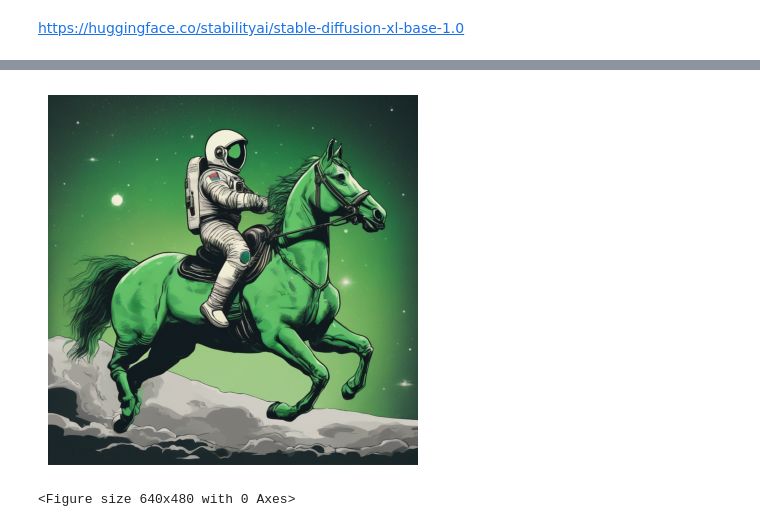
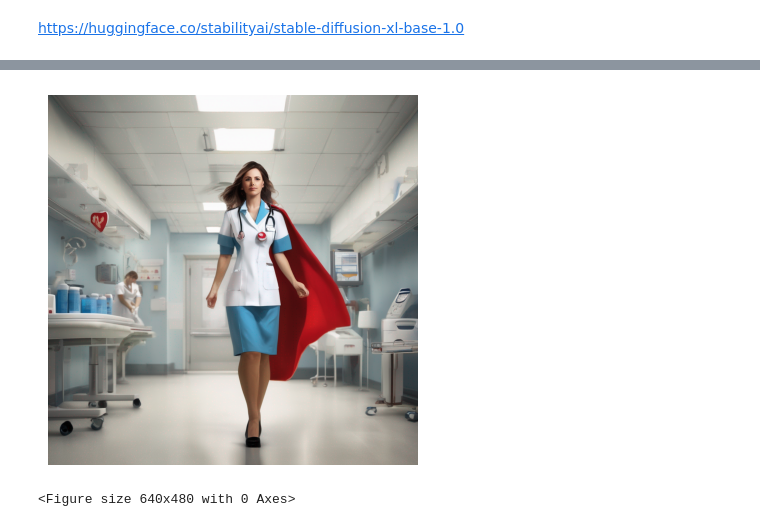
Before and after one commit to PxTools/lab_gpt, a Jupyter notebook: open_source/text_to_image/stable_diffusion_xl_base.ipynb, the cells around one changed output, grey strips where cells are left out. Saved outputs shown, nothing was run; the diff lists cells and outputs as text; code cells hidden in the pictures.

```diff
--- a/open_source/text_to_image/stable_diffusion_xl_base.ipynb
+++ b/open_source/text_to_image/stable_diffusion_xl_base.ipynb
@@ -13,0 +10,8 @@ images = pipe(prompt=prompt).images[0]
+# %%
+prompt = "A football fan at Old Trafford, eating a hamburger in one hand and holding a beer in the other, is celebrating Ole Gunnar Solskjær's best goal."
+prompt = "Create a high-resolution and realistic image of a nurse standing heroically. The nurse should be in a traditional nursing uniform, complete with a white tunic and a nurse's cap. On the back, the nurse should have a bright red Superman cape fluttering in the wind. The background should be a hospital environment, preferably with visible medical equipment and a white corridor. The image should be in daylight with a sense of optimism and strength. Emphasize details like textures on the clothes, realistic lighting effects, and an expression of care and confidence in the nurse's facial features. Focus on creating an image that honors the nursing profession with a creative twist."
+
+# Tar 22 / 30 min tidligere
+images = pipe(prompt=prompt).images
+# images = pipe(prompt=prompt).images[0]
+#
@@ -14,22 +23,18 @@ images = pipe(prompt=prompt).images[0]
 # %%
 import matplotlib.pyplot as plt
 import matplotlib.image as mpimg
 
-
-# img = mpimg.imread("astronaut_rides_horse.png")
-plt.imshow(images)
+# Display the image
+plt.imshow(images[0])
 plt.axis('off')  # Turn off axis labels and ticks
 plt.show()
 
-import matplotlib.pyplot as plt
-
-
+# Display the image
 # Save the displayed image to a file (e.g., "output_image.png")
-# plt.savefig("img/An astronaut riding a green horse_2.png", bbox_inches='tight', pad_inches=0)
-plt.savefig("img/An astronaut riding a green horse_2.png")
+plt.savefig("img/A Man Utd fan.png", bbox_inches='tight', pad_inches=0)
 
 # Show the image
 plt.show()
 # %% [output]
-[figure, old version]
+[figure, new version]
 <Figure size 640x480 with 0 Axes>
```
Also changed, not shown: parts of 4 cells of this notebook, 15 other files.
